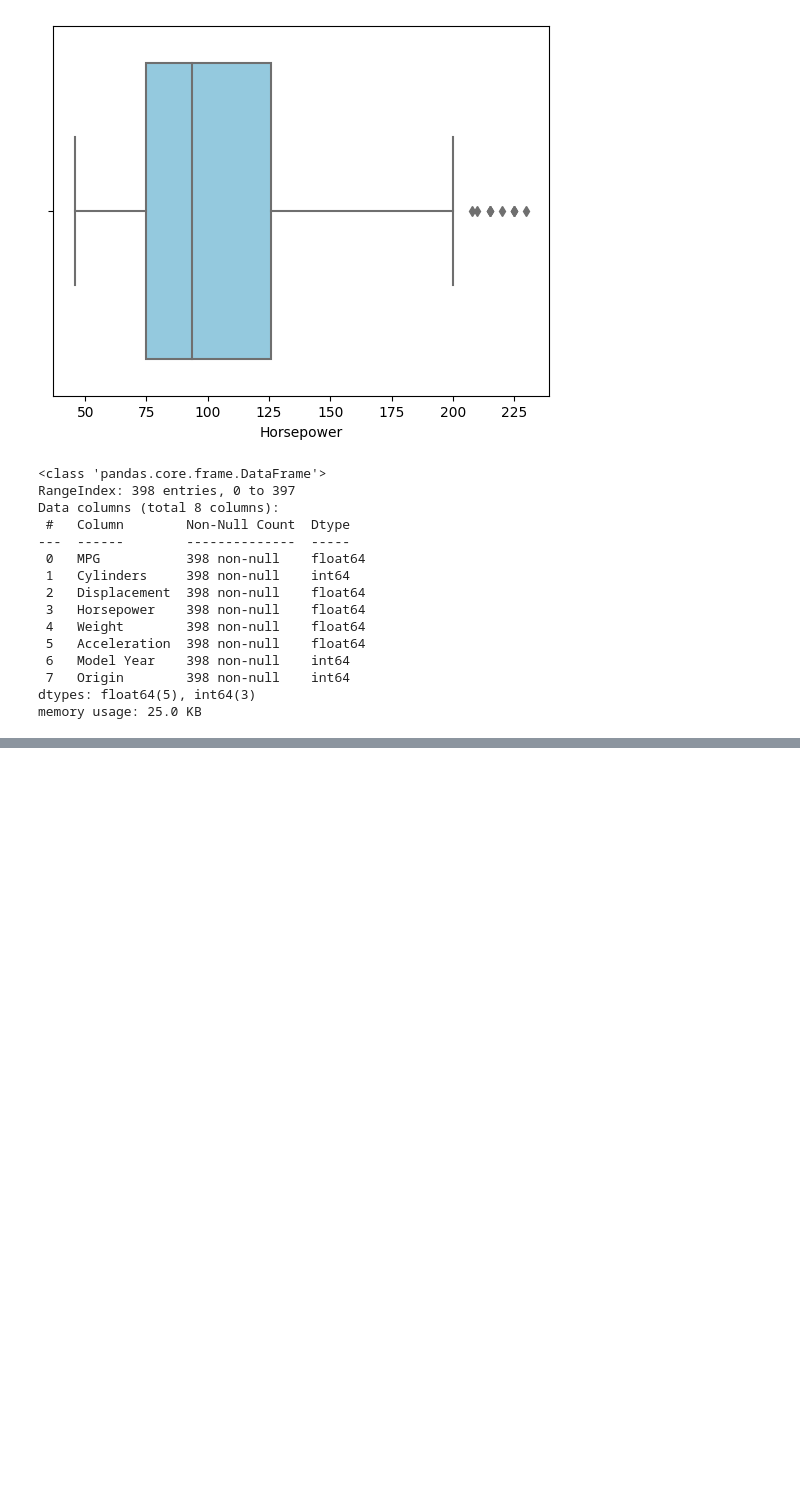
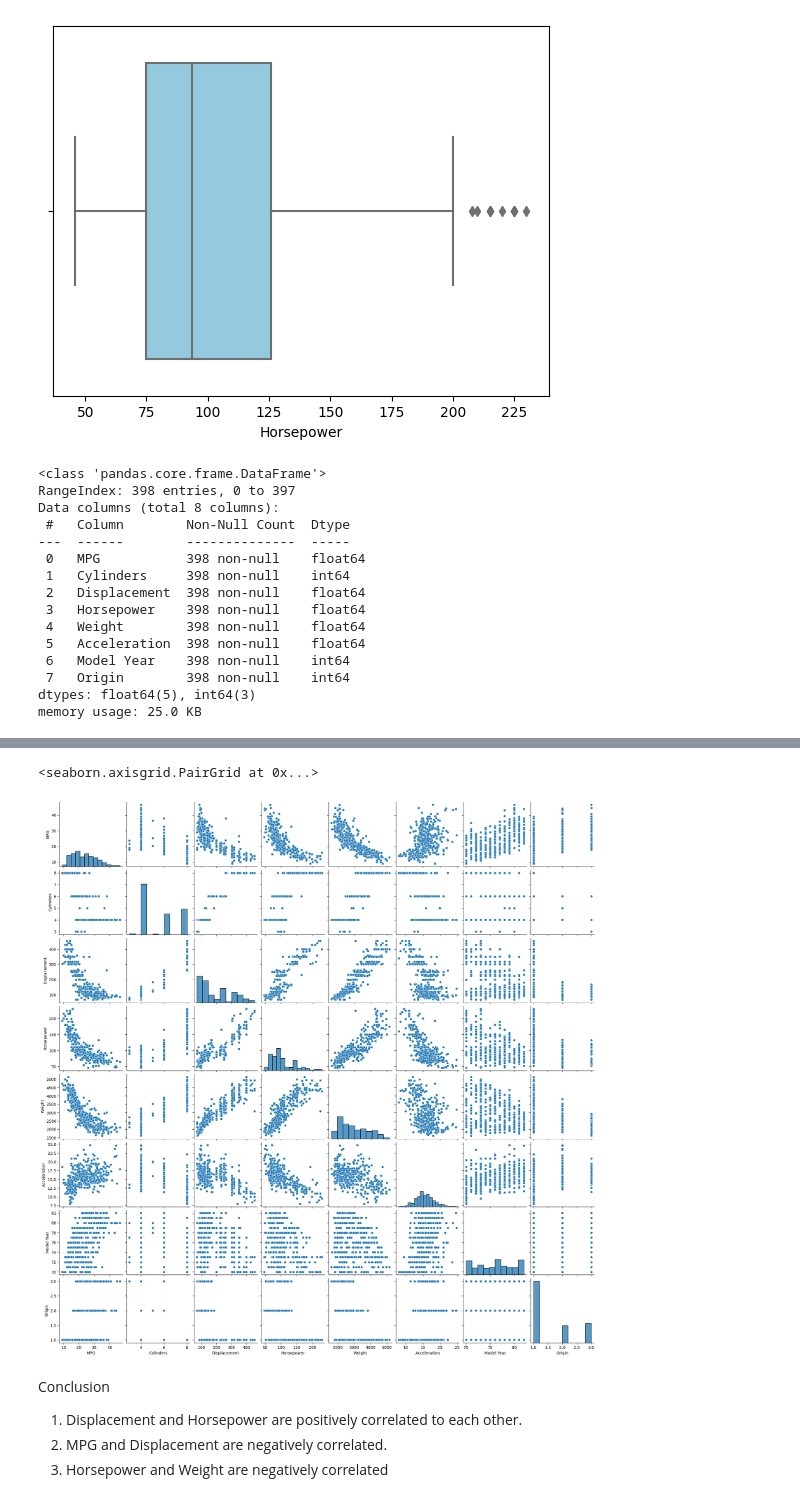
Before and after one commit to megha395/ML, a Jupyter notebook: analysis.ipynb, the cells around one changed output, grey strips where cells are left out. Saved outputs shown, nothing was run; the diff lists cells and outputs as text; code cells hidden in the pictures; blank space fills up the shorter version.

Commit message:
correlation plot

```diff
--- a/analysis.ipynb
+++ b/analysis.ipynb
@@ -84,0 +123,11 @@ memory usage: 25.0 KB
+# %%
+# Correlation plot
+sns.pairplot(data[['MPG', 'Cylinders', 'Displacement', 'Horsepower', 'Weight', 'Acceleration', 'Model Year', 'Origin']])
+# %% [output]
+<seaborn.axisgrid.PairGrid at 0x...>
+[figure, added]
+# %% [markdown]
+Conclusion
+1. Displacement and Horsepower are positively correlated to each other.
+2. MPG and Displacement are negatively correlated.
+3. Horsepower and Weight are negatively correlated
```
Also changed, not shown: parts of 3 cells of this notebook.
